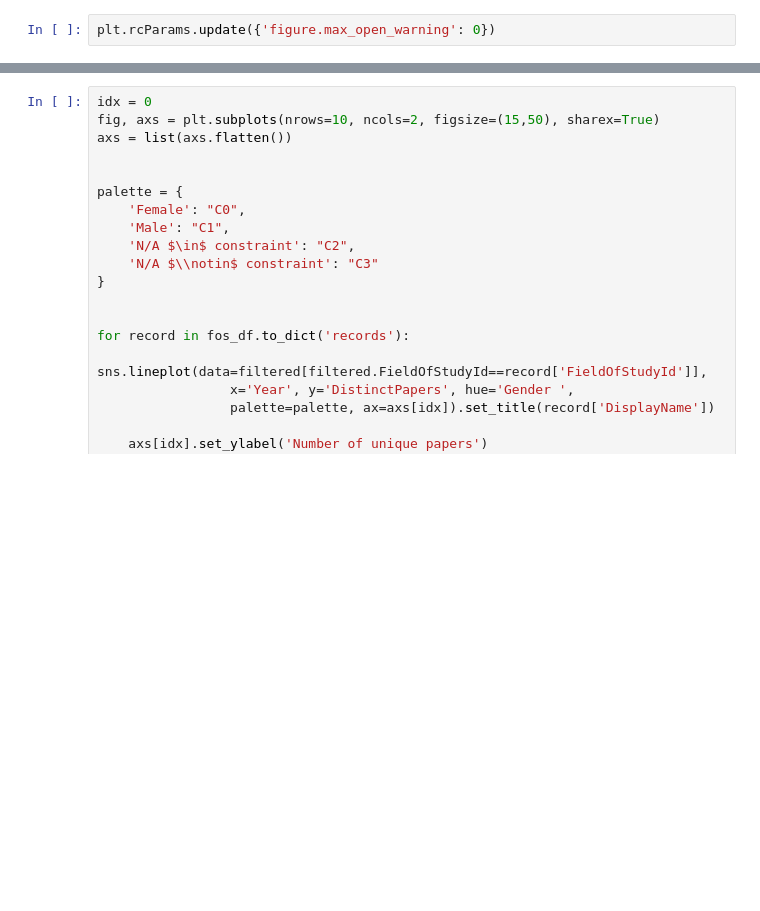
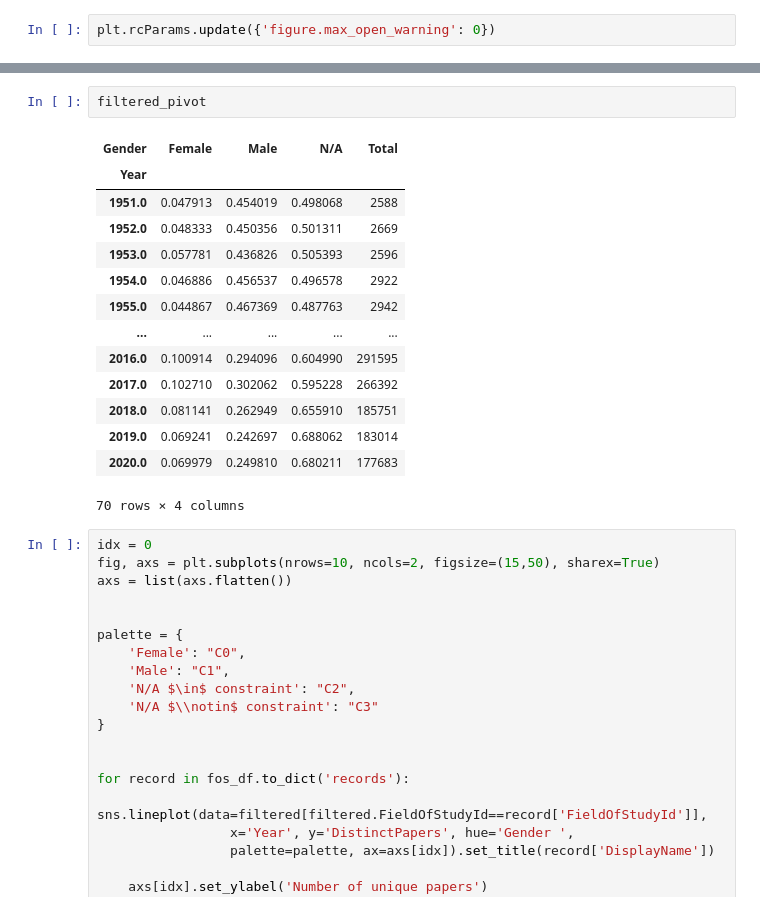
Before and after one commit to buschbirk/CentralityFairness, a Jupyter notebook: MAG analysis notebook.ipynb, the cells around one changed output, grey strips where cells are left out. Saved outputs shown, nothing was run; the diff lists cells and outputs as text; blank space fills up the shorter version.

```diff
--- a/MAG analysis notebook.ipynb
+++ b/MAG analysis notebook.ipynb
@@ -267,3 +363,20 @@ Text(0, 0.5, 'Authorships')
+# %%
+filtered_pivot
+# %% [output]
+| Gender | Female | Male | N/A | Total |
+| Year |  |  |  |  |
+| 1951.0 | 0.047913 | 0.454019 | 0.498068 | 2588 |
+| 1952.0 | 0.048333 | 0.450356 | 0.501311 | 2669 |
+| 1953.0 | 0.057781 | 0.436826 | 0.505393 | 2596 |
+| 1954.0 | 0.046886 | 0.456537 | 0.496578 | 2922 |
+| 1955.0 | 0.044867 | 0.467369 | 0.487763 | 2942 |
+| ... | ... | ... | ... | ... |
+| 2016.0 | 0.100914 | 0.294096 | 0.604990 | 291595 |
+| 2017.0 | 0.102710 | 0.302062 | 0.595228 | 266392 |
+| 2018.0 | 0.081141 | 0.262949 | 0.655910 | 185751 |
+| 2019.0 | 0.069241 | 0.242697 | 0.688062 | 183014 |
+| 2020.0 | 0.069979 | 0.249810 | 0.680211 | 177683 |
+70 rows × 4 columns
 # %%
 idx = 0
 fig, axs = plt.subplots(nrows=10, ncols=2, figsize=(15,50), sharex=True)
```
Also changed, not shown: parts of 10 cells of this notebook, 5 other files.
